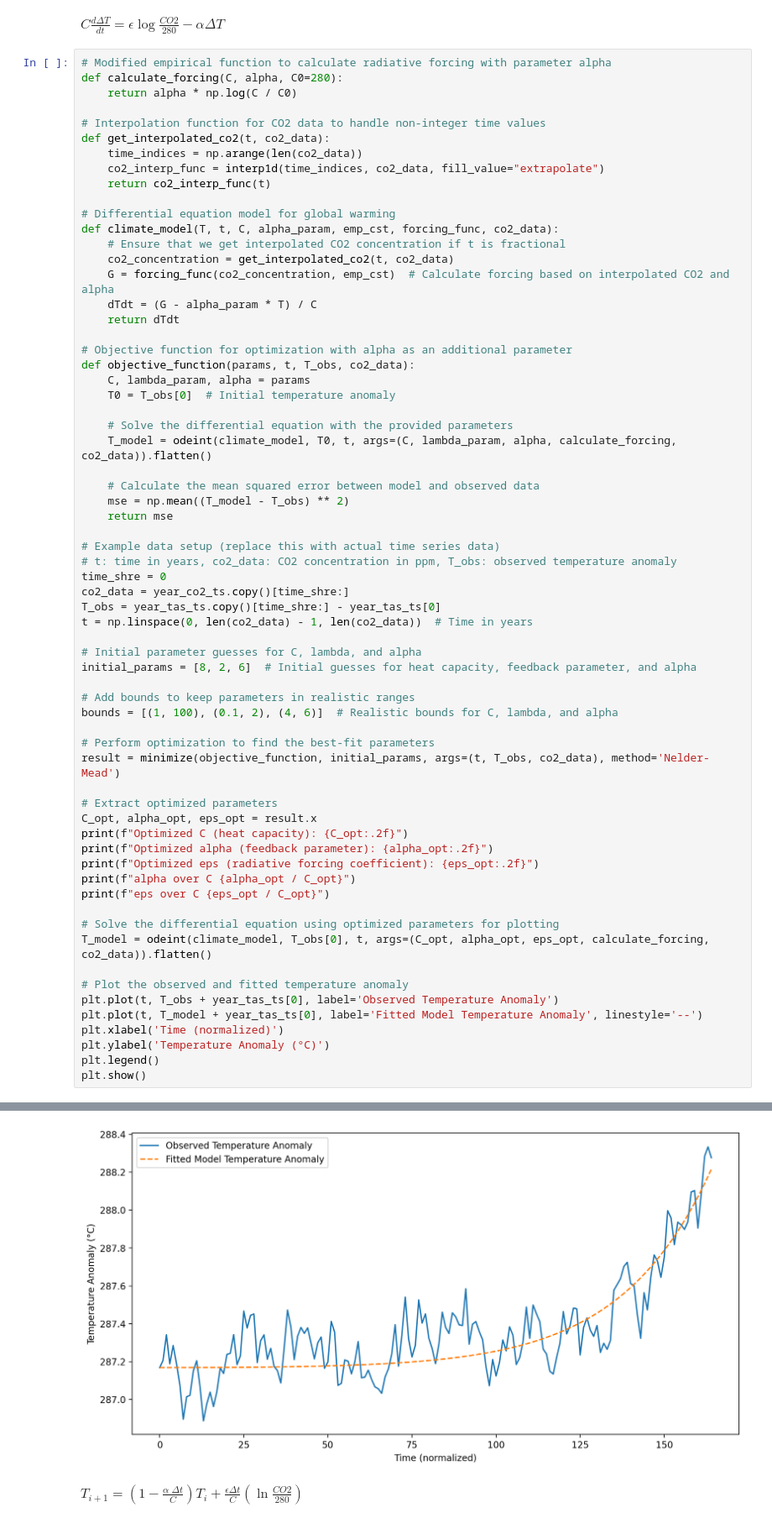
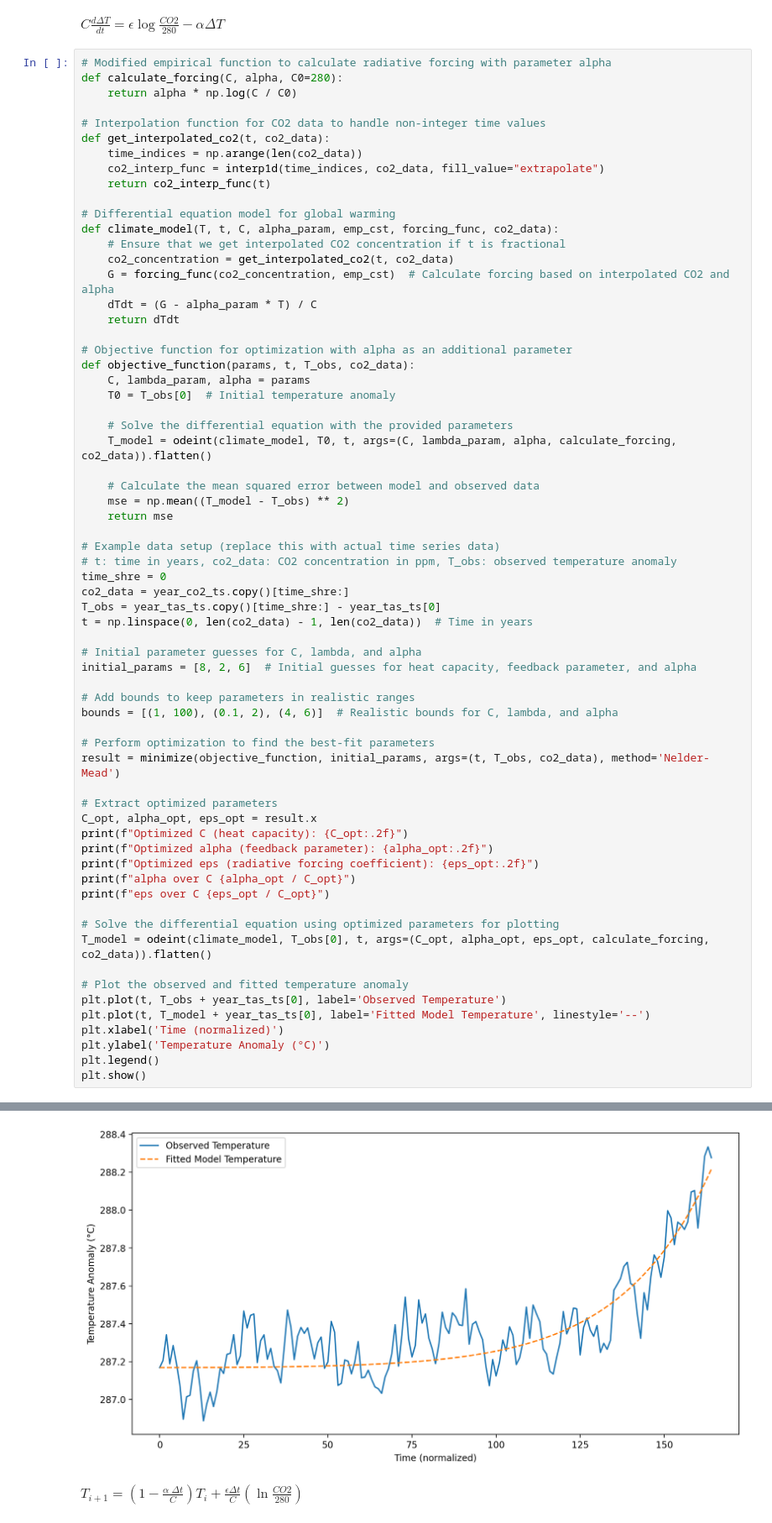
Before and after one commit to TimZzm/Graduate_research, a Jupyter notebook: Stage_3_param_est2/opti_param_est_his.ipynb, the cells around one changed output, grey strips where cells are left out. Shown: that part at 84% size. Drawn from its saved outputs; the diff is of its cells as text.

```diff
--- a/Stage_3_param_est2/opti_param_est_his.ipynb
+++ b/Stage_3_param_est2/opti_param_est_his.ipynb
@@ -332,36 +332,36 @@ t = np.linspace(0, len(co2_data) - 1, len(co2_data))  # Time in years
 initial_params = [8, 2, 6]  # Initial guesses for heat capacity, feedback parameter, and alpha
 
 # Add bounds to keep parameters in realistic ranges
 bounds = [(1, 100), (0.1, 2), (4, 6)]  # Realistic bounds for C, lambda, and alpha
 
 # Perform optimization to find the best-fit parameters
 result = minimize(objective_function, initial_params, args=(t, T_obs, co2_data), method='Nelder-Mead')
 
 # Extract optimized parameters
 C_opt, alpha_opt, eps_opt = result.x
 print(f"Optimized C (heat capacity): {C_opt:.2f}")
 print(f"Optimized alpha (feedback parameter): {alpha_opt:.2f}")
 print(f"Optimized eps (radiative forcing coefficient): {eps_opt:.2f}")
 print(f"alpha over C {alpha_opt / C_opt}")
 print(f"eps over C {eps_opt / C_opt}")
 
 # Solve the differential equation using optimized parameters for plotting
 T_model = odeint(climate_model, T_obs[0], t, args=(C_opt, alpha_opt, eps_opt, calculate_forcing, co2_data)).flatten()
 
 # Plot the observed and fitted temperature anomaly
-plt.plot(t, T_obs + year_tas_ts[0], label='Observed Temperature Anomaly')
-plt.plot(t, T_model + year_tas_ts[0], label='Fitted Model Temperature Anomaly', linestyle='--')
+plt.plot(t, T_obs + year_tas_ts[0], label='Observed Temperature')
+plt.plot(t, T_model + year_tas_ts[0], label='Fitted Model Temperature', linestyle='--')
 plt.xlabel('Time (normalized)')
 plt.ylabel('Temperature Anomaly (°C)')
 plt.legend()
 plt.show()
 # %% [output]
 Optimized C (heat capacity): 141.58
 Optimized alpha (feedback parameter): -5.12
 Optimized eps (radiative forcing coefficient): 0.42
 alpha over C -0.03616165146837742
 eps over C 0.0029520612042852295
-[figure, old version]
+[figure, new version]
 # %% [markdown]
 $\displaystyle T_{i+1} = (1 - \frac{\alpha \; \Delta t }{C}) T_i + \frac{\epsilon \Delta t}{C}(\ln{\frac{CO2}{280}})$
 # %%
```
Also changed, not shown: parts of 1 cell of this notebook, 12 other files.
